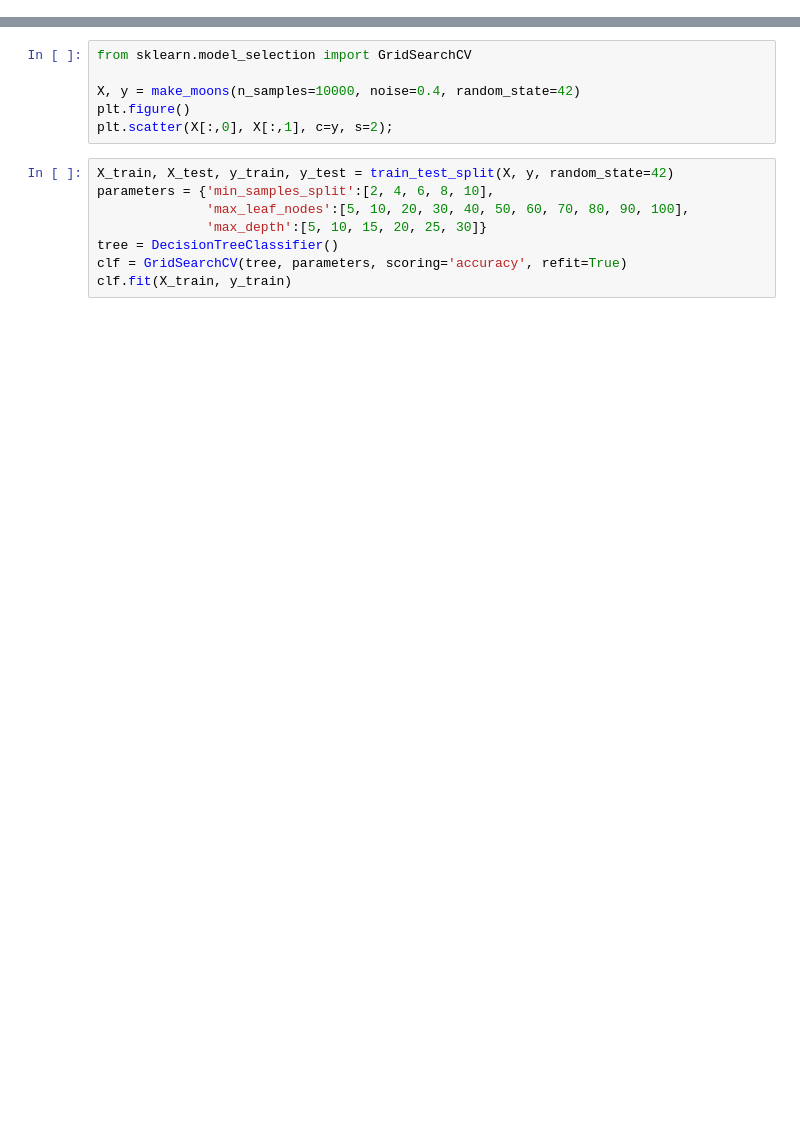
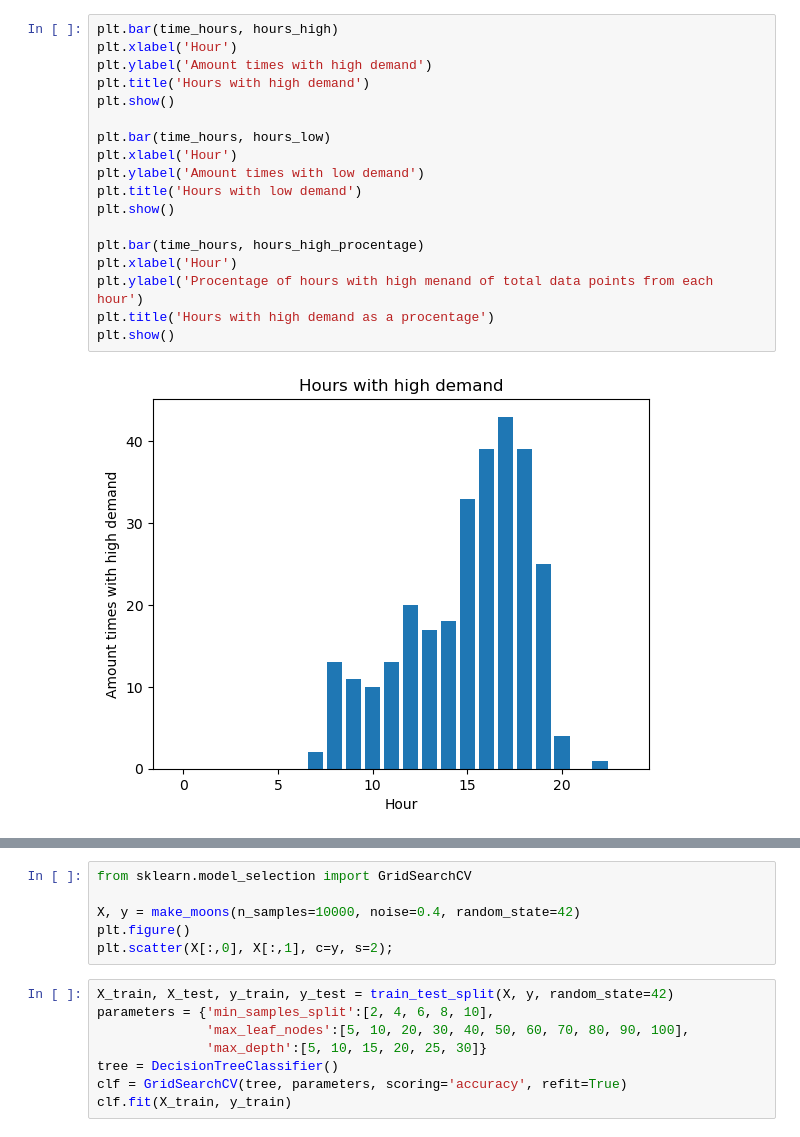
Before and after one commit to anbl9574/SML-project, a Jupyter notebook: SandSlott.ipynb, the cells around one changed output, grey strips where cells are left out. Drawn from its saved outputs; the diff is of its cells as text; blank space fills up the shorter version.

```diff
--- a/SandSlott.ipynb
+++ b/SandSlott.ipynb
@@ -4,0 +118,20 @@ Hello world
+# %%
+plt.bar(time_hours, hours_high)
+plt.xlabel('Hour')
+plt.ylabel('Amount times with high demand')
+plt.title('Hours with high demand')
+plt.show()
+
+plt.bar(time_hours, hours_low)
+plt.xlabel('Hour')
+plt.ylabel('Amount times with low demand')
+plt.title('Hours with low demand')
+plt.show()
+
+plt.bar(time_hours, hours_high_procentage)
+plt.xlabel('Hour')
+plt.ylabel('Procentage of hours with high menand of total data points from each hour')
+plt.title('Hours with high demand as a procentage')
+plt.show()
+# %% [output]
+[figure, added]
```
Also changed, not shown: parts of 7 cells of this notebook, 1 other file.
